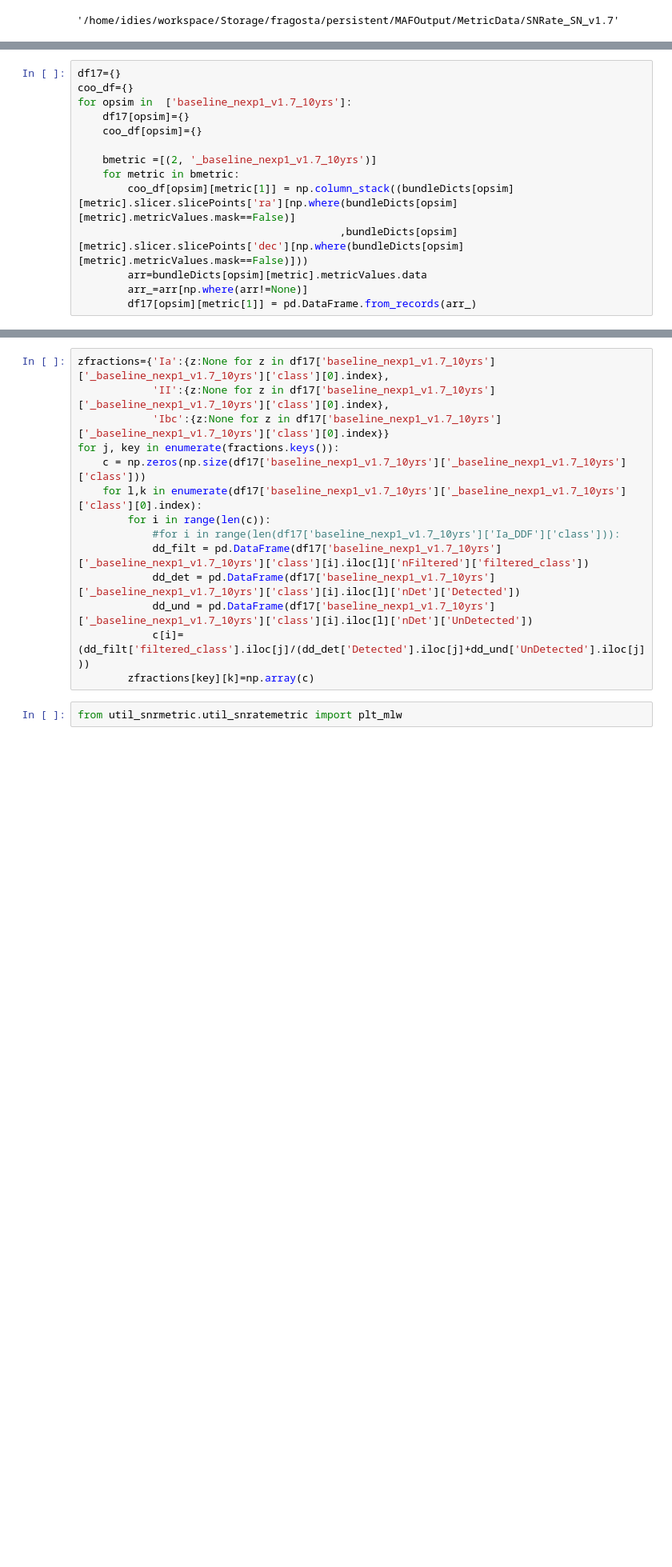
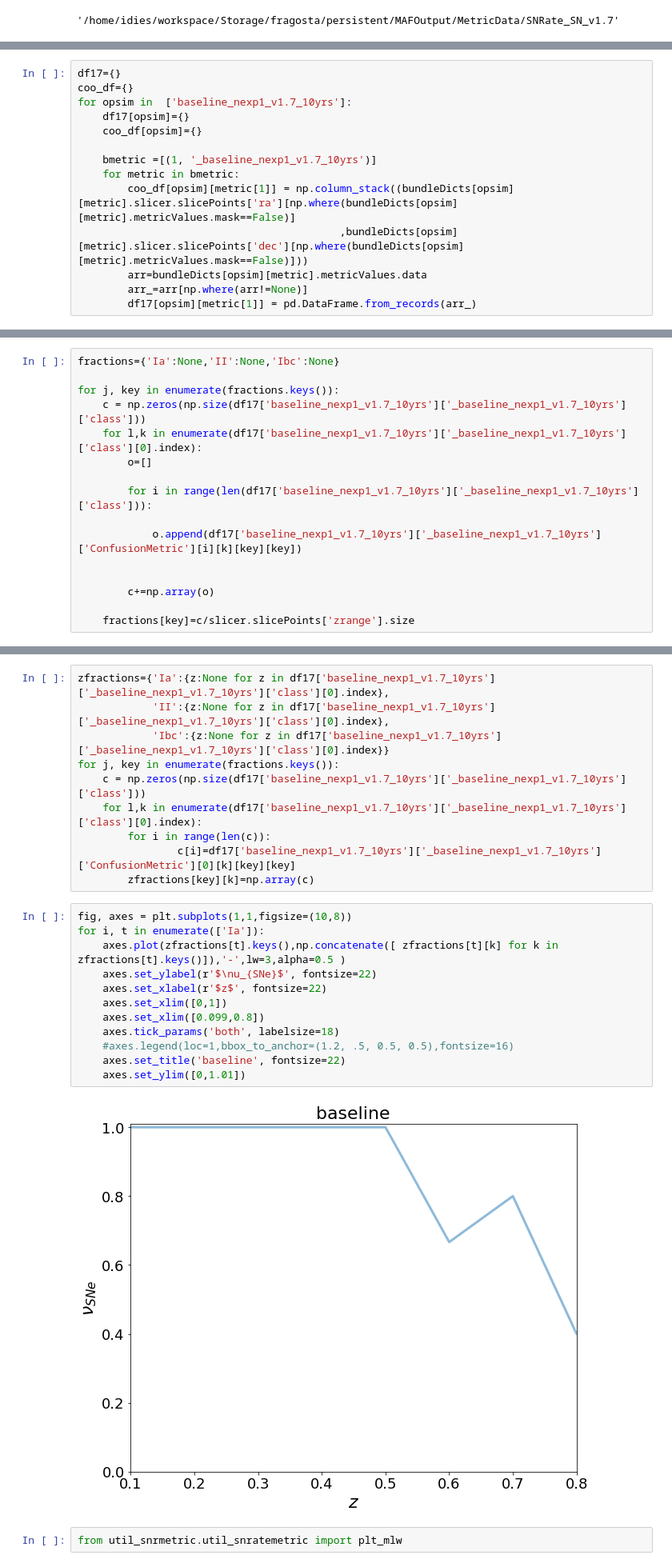
Before and after one commit to FabioRagosta/LSSTmetrics, a Jupyter notebook: SNRate_tests.ipynb, the cells around one changed output, grey strips where cells are left out. Shown at 80% size. Cells and saved outputs as stored; diff of their text form; blank space fills up the shorter version.

```diff
--- a/SNRate_tests.ipynb
+++ b/SNRate_tests.ipynb
@@ -293,7 +315,7 @@ for opsim in  ['baseline_nexp1_v1.7_10yrs']:
     df17[opsim]={}
     coo_df[opsim]={}
 
-    bmetric =[(2, '_baseline_nexp1_v1.7_10yrs')]
+    bmetric =[(1, '_baseline_nexp1_v1.7_10yrs')]
     for metric in bmetric:
         coo_df[opsim][metric[1]] = np.column_stack((bundleDicts[opsim][metric].slicer.slicePoints['ra'][np.where(bundleDicts[opsim][metric].metricValues.mask==False)]
                                           ,bundleDicts[opsim][metric].slicer.slicePoints['dec'][np.where(bundleDicts[opsim][metric].metricValues.mask==False)]))
@@ -386,3 +408,19 @@ for i,axs in enumerate(axes.flatten()):
+# %%
+fractions={'Ia':None,'II':None,'Ibc':None}
+
+for j, key in enumerate(fractions.keys()):
+    c = np.zeros(np.size(df17['baseline_nexp1_v1.7_10yrs']['_baseline_nexp1_v1.7_10yrs']['class']))
+    for l,k in enumerate(df17['baseline_nexp1_v1.7_10yrs']['_baseline_nexp1_v1.7_10yrs']['class'][0].index):
+        o=[]
+
+        for i in range(len(df17['baseline_nexp1_v1.7_10yrs']['_baseline_nexp1_v1.7_10yrs']['class'])):
+
+            o.append(df17['baseline_nexp1_v1.7_10yrs']['_baseline_nexp1_v1.7_10yrs']['ConfusionMetric'][i][k][key][key])
+
+
+        c+=np.array(o)
+
+    fractions[key]=c/slicer.slicePoints['zrange'].size
 # %%
 detected = []
 
@@ -403,12 +441,22 @@ for j, key in enumerate(fractions.keys()):
     c = np.zeros(np.size(df17['baseline_nexp1_v1.7_10yrs']['_baseline_nexp1_v1.7_10yrs']['class']))
     for l,k in enumerate(df17['baseline_nexp1_v1.7_10yrs']['_baseline_nexp1_v1.7_10yrs']['class'][0].index):
         for i in range(len(c)):
-            #for i in range(len(df17['baseline_nexp1_v1.7_10yrs']['Ia_DDF']['class'])):
-            dd_filt = pd.DataFrame(df17['baseline_nexp1_v1.7_10yrs']['_baseline_nexp1_v1.7_10yrs']['class'][i].iloc[l]['nFiltered']['filtered_class'])
-            dd_det = pd.DataFrame(df17['baseline_nexp1_v1.7_10yrs']['_baseline_nexp1_v1.7_10yrs']['class'][i].iloc[l]['nDet']['Detected'])
-            dd_und = pd.DataFrame(df17['baseline_nexp1_v1.7_10yrs']['_baseline_nexp1_v1.7_10yrs']['class'][i].iloc[l]['nDet']['UnDetected'])
-            c[i]=(dd_filt['filtered_class'].iloc[j]/(dd_det['Detected'].iloc[j]+dd_und['UnDetected'].iloc[j]))
+                c[i]=df17['baseline_nexp1_v1.7_10yrs']['_baseline_nexp1_v1.7_10yrs']['ConfusionMetric'][0][k][key][key]
         zfractions[key][k]=np.array(c)
+# %%
+fig, axes = plt.subplots(1,1,figsize=(10,8))
+for i, t in enumerate(['Ia']):
+    axes.plot(zfractions[t].keys(),np.concatenate([ zfractions[t][k] for k in zfractions[t].keys()]),'-',lw=3,alpha=0.5 )
+    axes.set_ylabel(r'$\nu_{SNe}$', fontsize=22)
+    axes.set_xlabel(r'$z$', fontsize=22)
+    axes.set_xlim([0,1])
+    axes.set_xlim([0.099,0.8])
+    axes.tick_params('both', labelsize=18)
+    #axes.legend(loc=1,bbox_to_anchor=(1.2, .5, 0.5, 0.5),fontsize=16)
+    axes.set_title('baseline', fontsize=22)
+    axes.set_ylim([0,1.01])
+# %% [output]
+[figure, added]
 # %%
 from util_snrmetric.util_snratemetric import plt_mlw
 # %% [markdown]
```
Also changed, not shown: parts of 13 cells of this notebook.
